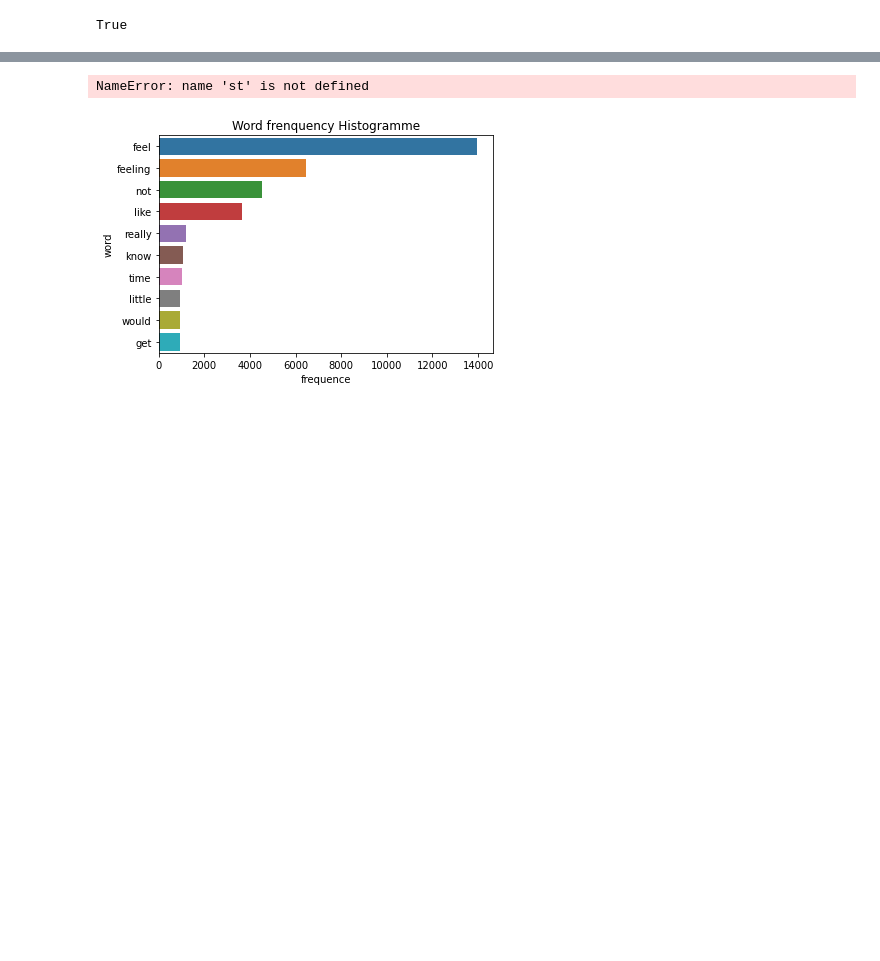
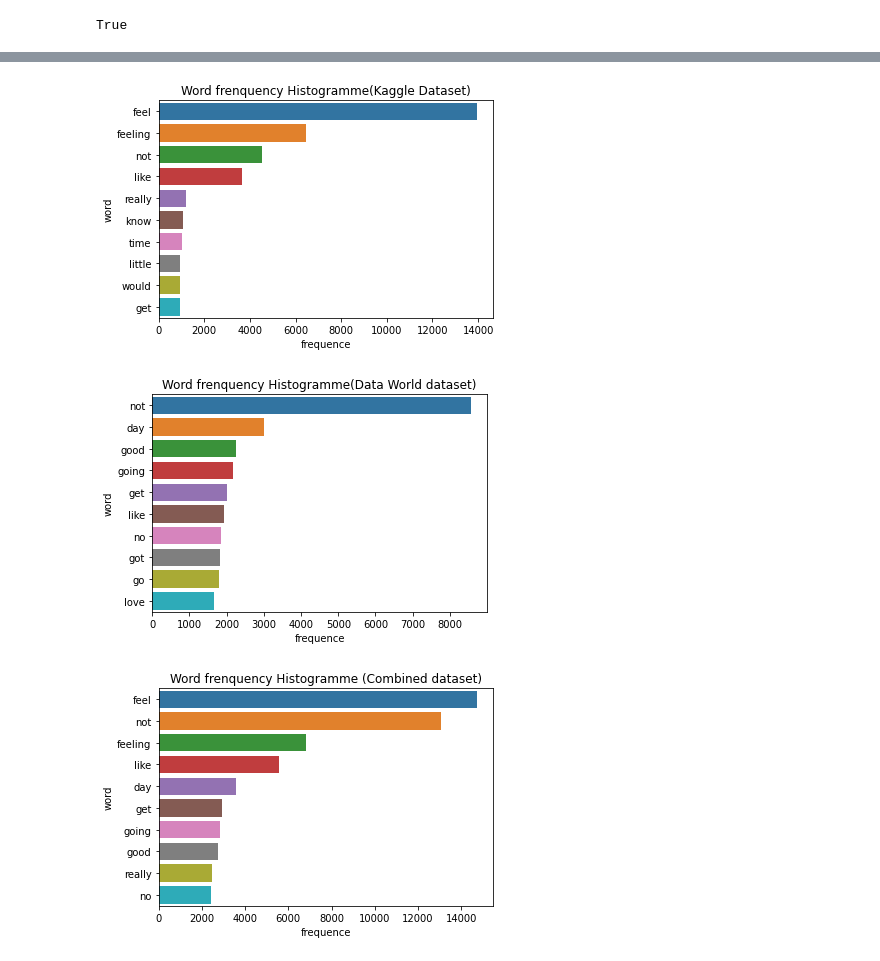
Before and after one commit to Hellfik/emotions-nlp, a Jupyter notebook: notebook/data_analysis.ipynb, the cells around one changed output, grey strips where cells are left out. Drawn from its saved outputs; the diff is of its cells as text; code cells hidden in the pictures; blank space fills up the shorter version.

```diff
--- a/notebook/data_analysis.ipynb
+++ b/notebook/data_analysis.ipynb
@@ -267,3 +263,7 @@ dt.head()
 | 2 | 1956967696 | coolfunky | sadness | Funeral ceremony...gloomy friday... | funeral ceremonygloomy friday | [funeral, ceremonygloomy, friday] | [funeral, ceremonygloomy, friday] | [funer, ceremonygloomi, friday] | ... |
 | 3 | 1956967789 | czareaquino | enthusiasm | wants to hang out with friends SOON! | wants to hang out with friends soon | [wants, to, hang, out, with, frie... | [wants, hang, friends, soon] | [want, hang, friend, soon] | ... |
 | 4 | 1956968416 | xkilljoyx | neutral | @dannycastillo We want to trade w... | dannycastillo we want to trade wi... | [dannycastillo, we, want, to, tra... | [dannycastillo, want, trade, some... | [dannycastillo, want, trade, some... | ... |
+# %%
+dt['final_text'] = dt['final_text'].apply(lambda x: 'no word' if x == '' else x)
+df['final_text'] = df['final_text'].apply(lambda x: 'no word' if x == '' else x)
+dt['final_text'].value_counts()
@@ -270,7 +283,7 @@ dt.head()
 # %%
 # Saving clean data to a new csv file
 df.to_csv('/work/emotions-nlp/Data/intermediate_data/clean_data.csv')
-dt = dt[['Emotion', 'Text', 'clean_text', 'tokenized', 'stopwords_removed', 'porter_stemmer', 'binary_emotion']]
+dt = dt[['Emotion', 'Text', 'clean_text', 'tokenized', 'stopwords_removed', 'porter_stemmer', 'binary_emotion', 'final_text']]
 dt.to_csv('/work/emotions-nlp/Data/intermediate_data/clean_data2.csv')
 
 combined_df = df.append(dt)
@@ -293,13 +306,22 @@ most_freq_word_combined = find_most_common_word(combined_df['stopwords_removed']
 most_freq_word_k.to_csv('/work/emotions-nlp/Data/freq_words/most_freq_word_k.csv')
 most_freq_word_dw.to_csv('/work/emotions-nlp/Data/freq_words/most_freq_word_dw.csv')
 most_freq_word_combined.to_csv('/work/emotions-nlp/Data/freq_words/most_freq_word_combined.csv')
-# %%
-sns.barplot(data=most_freq_words,x="frequence", y='word')
-plt.title('Word frenquency Histogramme')
-st.pyplot()
-# %% [output]
-NameError: name 'st' is not defined
-[figure, removed]
+# %%
+sns.barplot(data=most_freq_word_k,x="frequence", y='word')
+plt.title('Word frenquency Histogramme(Kaggle Dataset)')
+plt.show()
+
+sns.barplot(data=most_freq_word_dw,x="frequence", y='word')
+plt.title('Word frenquency Histogramme(Data World dataset)')
+plt.show()
+
+sns.barplot(data=most_freq_word_combined,x="frequence", y='word')
+plt.title('Word frenquency Histogramme (Combined dataset)')
+plt.show()
+# %% [output]
+[figure, added]
+[figure, added]
+[figure, added]
 # %% [markdown]
 <a style='text-decoration:none;line-height:16px;display:flex;color:#5B5B62;padding:10px;justify-content:end;' href='https://deepnote.com?utm_source=created-in-deepnote-cell&projectId=63592523-ebbf-40aa-802d-b9939a22188a' target="_blank">
 <img alt='Created in deepnote.com' style='display:inline;max-height:16px;margin:0px;margin-right:7.5px;' src='embedded-picture-1' > </img>
```
Also changed, not shown: parts of 11 cells of this notebook, 49 other files.
